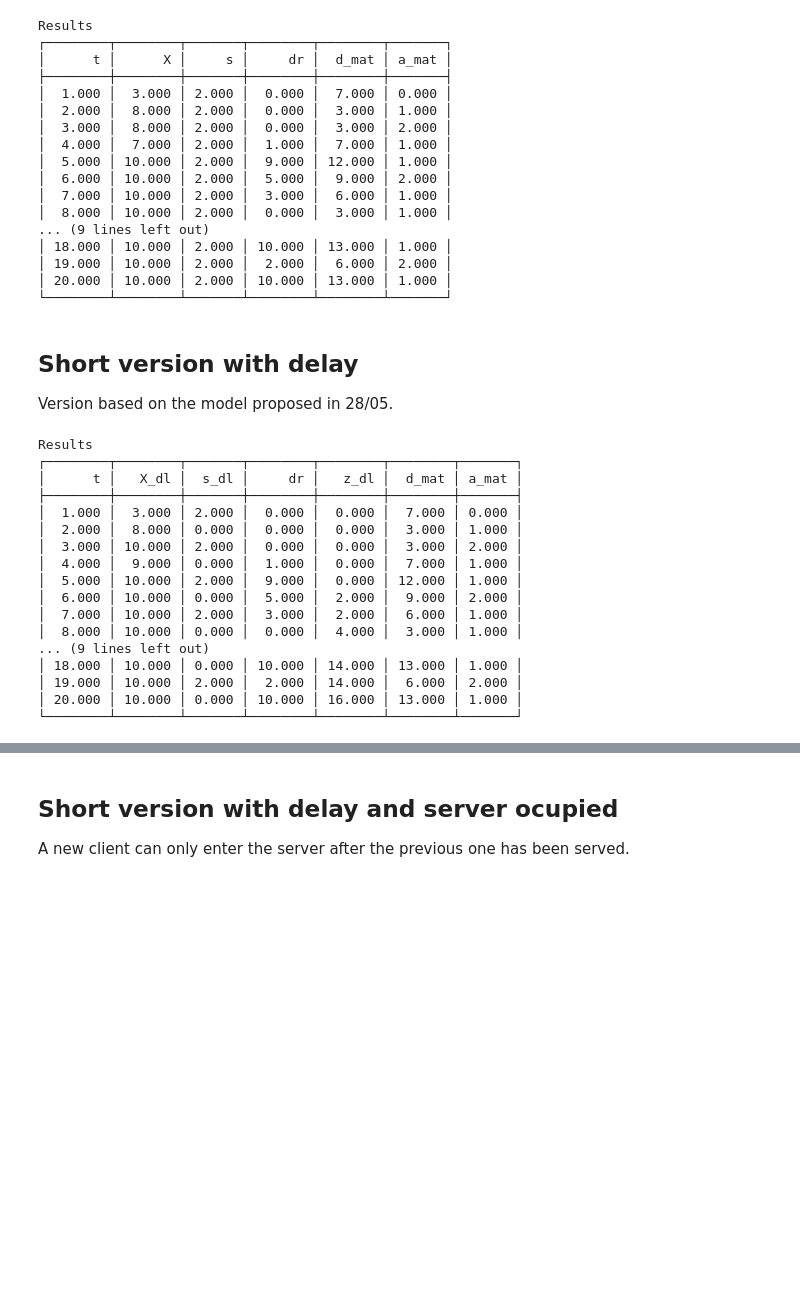
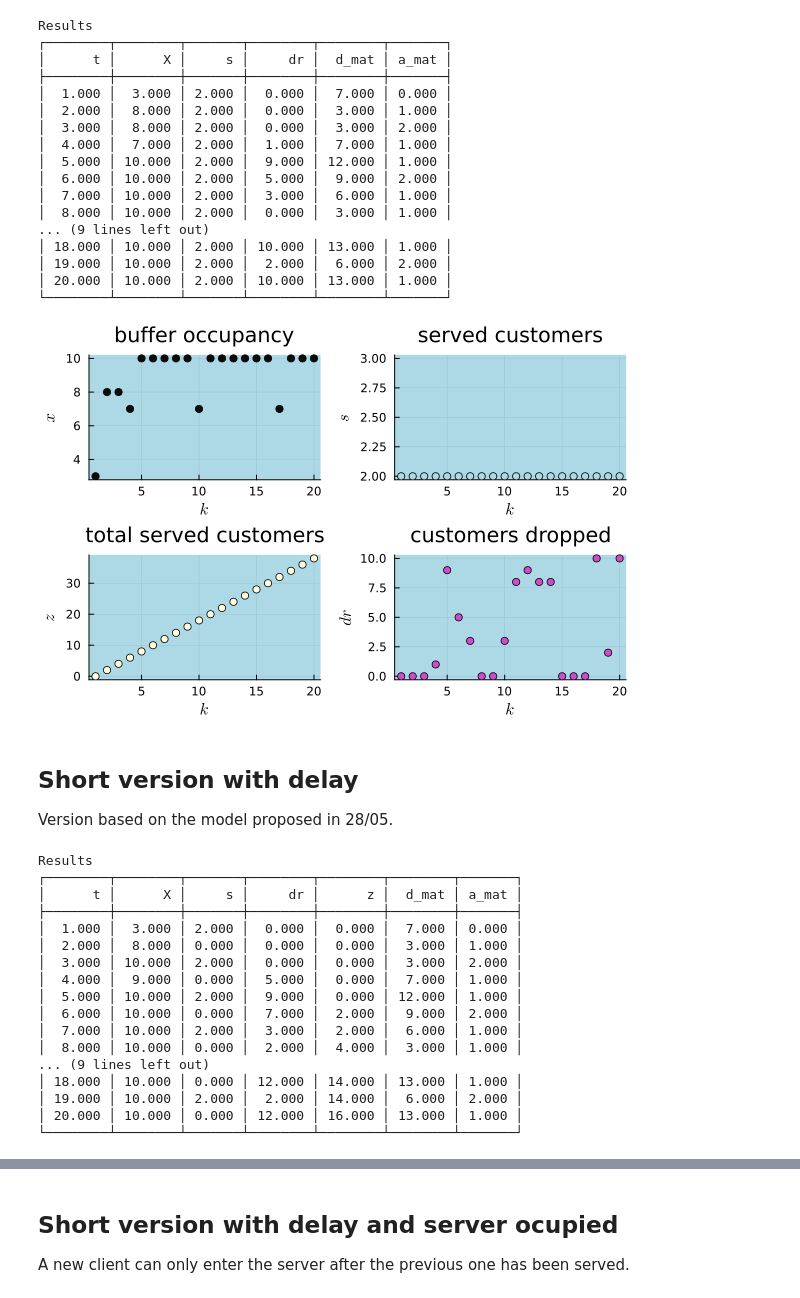
Before and after one commit to marina-daumas/tcc, a Jupyter notebook: v0_conveyor/simulator.ipynb, the cells around one changed output, grey strips where cells are left out. Saved outputs shown, nothing was run; the diff lists cells and outputs as text; code cells hidden in the pictures; blank space fills up the shorter version.

Commit message:
added plots

```diff
--- a/v0_conveyor/simulator.ipynb
+++ b/v0_conveyor/simulator.ipynb
@@ -30,4 +31,11 @@ function printTable(data, header)
     println("Results")
     pretty_table(data; header=header,formatters=ft_printf("%5.3f",1:11))
 end
+
+
+function plotData(evolution, ylabel, title)
+    gr()
+    plot(evolution, layout = 4, seriestype=:scatter, label=false,xlabel=[L"k" L"k" L"k" L"k"],ylabel=ylabel, title=title,
+        palette=cgrad.([:grays :blues :heat :lightrainbow]), bg_inside=[:lightblue :lightblue :lightblue :lightblue])
+end
 # %% [output]
@@ -83,6 +92,14 @@ Results
 │ 19.000 │ 10.000 │ 2.000 │  2.000 │  6.000 │ 2.000 │
 │ 20.000 │ 10.000 │ 2.000 │ 10.000 │ 13.000 │ 1.000 │
 └────────┴────────┴───────┴────────┴────────┴───────┘
+# %%
+evolution = [X[1:horiz,1], s[1:horiz,1], z[1:horiz,1], dr]
+ylabel = [L"x" L"s" L"z" L"dr"]
+title = ["buffer occupancy" "served customers" "total served customers" "customers dropped"]
+
+plotData(evolution, ylabel, title)
+# %% [output]
+[figure, added]
 # %% [markdown]
 ## Short version with delay
 
@@ -137,24 +154,24 @@ for k in 1:horiz
 
 end
 # %%
-data = hcat(t, X_dl[1:horiz,1], s_dl[1:horiz,1], dr, z_dl[1:horiz,1], d_mat[:,1], a_mat[:,1])
-header = (["t", "X_dl", "s_dl", "dr", "z_dl", "d_mat", "a_mat"]);
+data = hcat(t, X[1:horiz,1], s[1:horiz,1], dr, z[1:horiz,1], d_mat[:,1], a_mat[:,1])
+header = (["t", "X", "s", "dr", "z", "d_mat", "a_mat"]);
 printTable(data, header)
 # %% [output]
 Results
 ┌────────┬────────┬───────┬────────┬────────┬────────┬───────┐
-│      t │   X_dl │  s_dl │     dr │   z_dl │  d_mat │ a_mat │
+│      t │      X │     s │     dr │      z │  d_mat │ a_mat │
 ├────────┼────────┼───────┼────────┼────────┼────────┼───────┤
 │  1.000 │  3.000 │ 2.000 │  0.000 │  0.000 │  7.000 │ 0.000 │
 │  2.000 │  8.000 │ 0.000 │  0.000 │  0.000 │  3.000 │ 1.000 │
 │  3.000 │ 10.000 │ 2.000 │  0.000 │  0.000 │  3.000 │ 2.000 │
-│  4.000 │  9.000 │ 0.000 │  1.000 │  0.000 │  7.000 │ 1.000 │
+│  4.000 │  9.000 │ 0.000 │  5.000 │  0.000 │  7.000 │ 1.000 │
 │  5.000 │ 10.000 │ 2.000 │  9.000 │  0.000 │ 12.000 │ 1.000 │
-│  6.000 │ 10.000 │ 0.000 │  5.000 │  2.000 │  9.000 │ 2.000 │
+│  6.000 │ 10.000 │ 0.000 │  7.000 │  2.000 │  9.000 │ 2.000 │
 │  7.000 │ 10.000 │ 2.000 │  3.000 │  2.000 │  6.000 │ 1.000 │
-│  8.000 │ 10.000 │ 0.000 │  0.000 │  4.000 │  3.000 │ 1.000 │
+│  8.000 │ 10.000 │ 0.000 │  2.000 │  4.000 │  3.000 │ 1.000 │
 ... (9 lines left out)
-│ 18.000 │ 10.000 │ 0.000 │ 10.000 │ 14.000 │ 13.000 │ 1.000 │
+│ 18.000 │ 10.000 │ 0.000 │ 12.000 │ 14.000 │ 13.000 │ 1.000 │
 │ 19.000 │ 10.000 │ 2.000 │  2.000 │ 14.000 │  6.000 │ 2.000 │
-│ 20.000 │ 10.000 │ 0.000 │ 10.000 │ 16.000 │ 13.000 │ 1.000 │
+│ 20.000 │ 10.000 │ 0.000 │ 12.000 │ 16.000 │ 13.000 │ 1.000 │
 └────────┴────────┴───────┴────────┴────────┴────────┴───────┘
```
Also changed, not shown: parts of 12 cells of this notebook.
